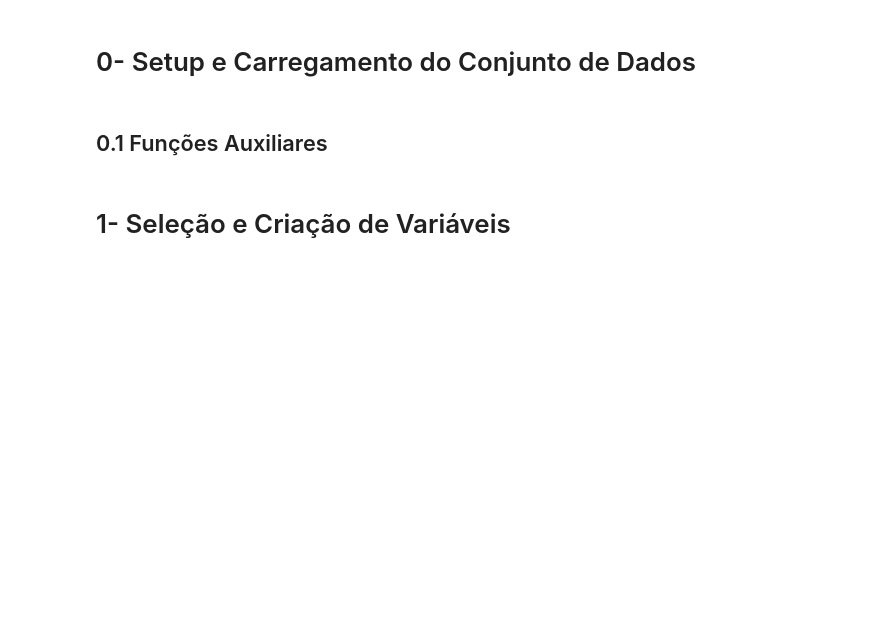
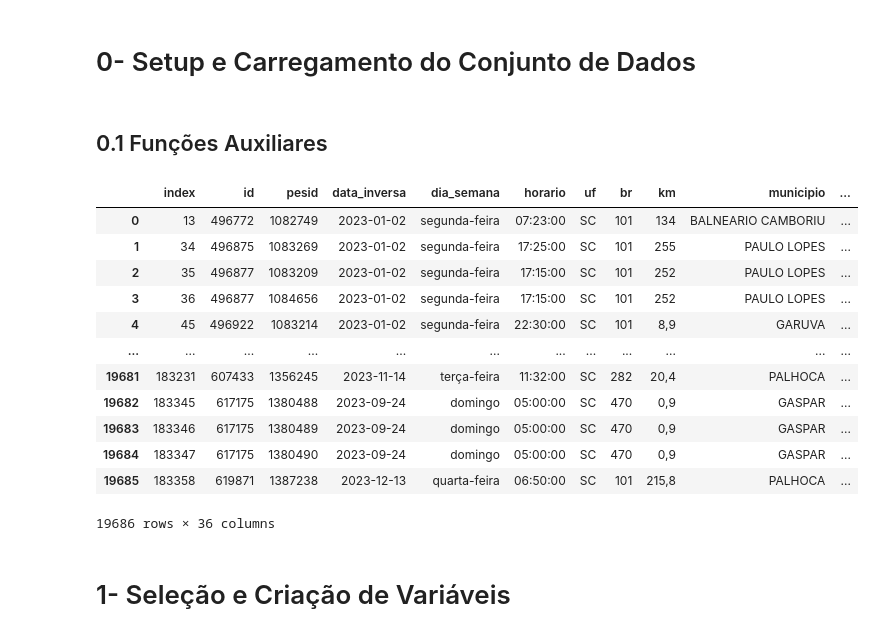
Before and after one commit to andrey-lolobrigida/acidentes-transito-sc-2023, a Jupyter notebook: notebooks/acidentes.ipynb, the cells around one changed output. Cells and saved outputs as stored; diff of their text form; code cells hidden in the pictures; blank space fills up the shorter version.

```diff
--- a/notebooks/acidentes.ipynb
+++ b/notebooks/acidentes.ipynb
@@ -86,6 +86,22 @@ acidentes_sc_raw = acidentes_raw.loc[acidentes_raw['uf'] == 'SC']
 acidentes_sc_1 = acidentes_sc_raw.copy()
 acidentes_sc_1.reset_index(inplace=True)
 acidentes_sc_1.to_csv(current_path.replace('/notebooks', '') + '/data/interim/acidentes_sc_1.csv')
+# %%
+acidentes_sc_1
+# %% [output]
+|  | index | id | pesid | data_inversa | dia_semana | horario | uf | br | km | municipio | ... |
+| 0 | 13 | 496772 | 1082749 | 2023-01-02 | segunda-feira | 07:23:00 | SC | 101 | 134 | BALNEARIO CAMBORIU | ... |
+| 1 | 34 | 496875 | 1083269 | 2023-01-02 | segunda-feira | 17:25:00 | SC | 101 | 255 | PAULO LOPES | ... |
+| 2 | 35 | 496877 | 1083209 | 2023-01-02 | segunda-feira | 17:15:00 | SC | 101 | 252 | PAULO LOPES | ... |
+| 3 | 36 | 496877 | 1084656 | 2023-01-02 | segunda-feira | 17:15:00 | SC | 101 | 252 | PAULO LOPES | ... |
+| 4 | 45 | 496922 | 1083214 | 2023-01-02 | segunda-feira | 22:30:00 | SC | 101 | 8,9 | GARUVA | ... |
+| ... | ... | ... | ... | ... | ... | ... | ... | ... | ... | ... | ... |
+| 19681 | 183231 | 607433 | 1356245 | 2023-11-14 | terça-feira | 11:32:00 | SC | 282 | 20,4 | PALHOCA | ... |
+| 19682 | 183345 | 617175 | 1380488 | 2023-09-24 | domingo | 05:00:00 | SC | 470 | 0,9 | GASPAR | ... |
+| 19683 | 183346 | 617175 | 1380489 | 2023-09-24 | domingo | 05:00:00 | SC | 470 | 0,9 | GASPAR | ... |
+| 19684 | 183347 | 617175 | 1380490 | 2023-09-24 | domingo | 05:00:00 | SC | 470 | 0,9 | GASPAR | ... |
+| 19685 | 183358 | 619871 | 1387238 | 2023-12-13 | quarta-feira | 06:50:00 | SC | 101 | 215,8 | PALHOCA | ... |
+19686 rows × 36 columns
 # %% [markdown]
 # 1- Seleção e Criação de Variáveis
 # %% [markdown]
```
